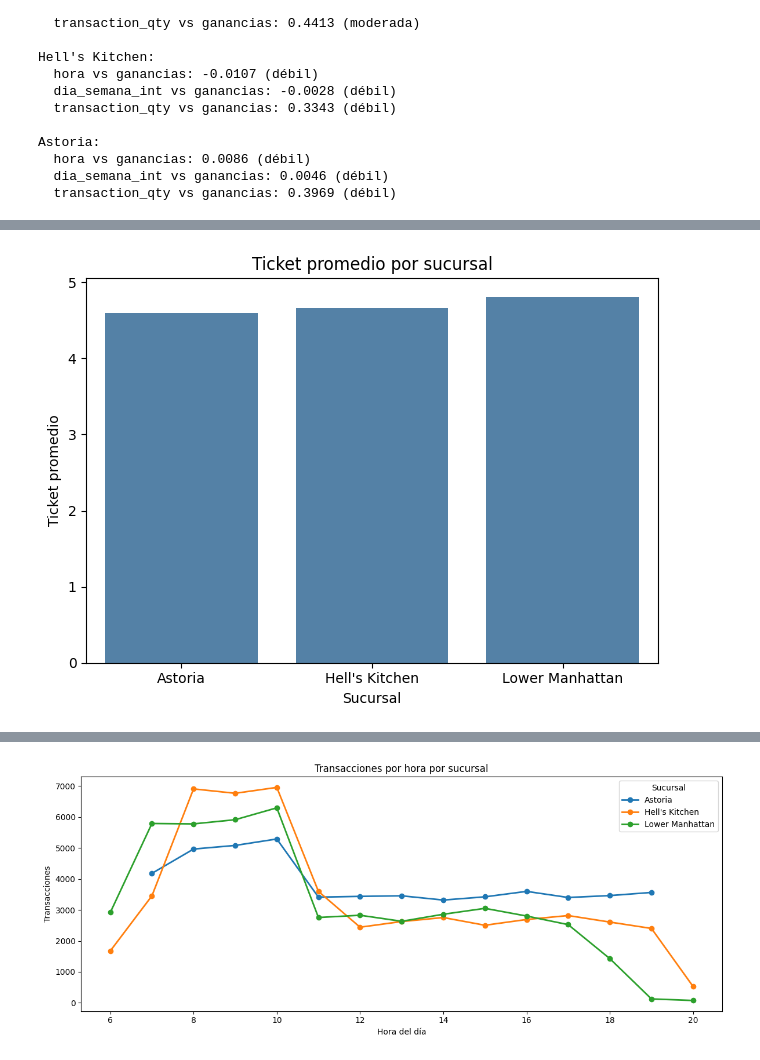
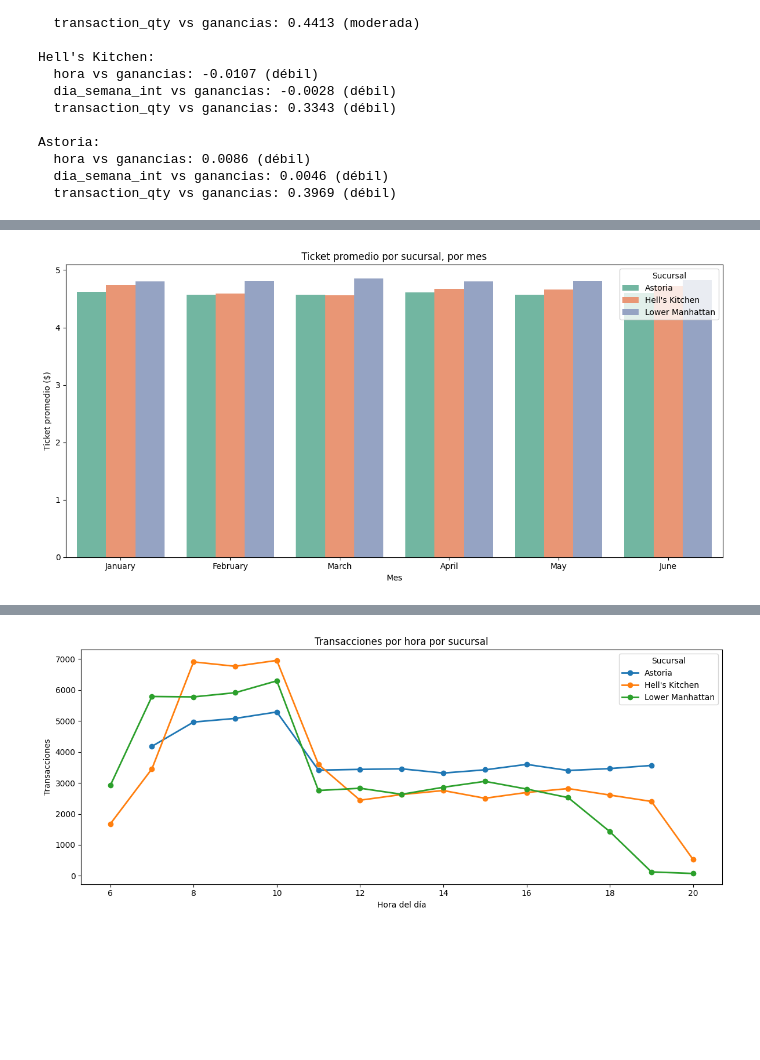
Before and after one commit to cinna-vk/Analisis-en-ventas-de-una-cafeteria, a Jupyter notebook: mineria_PIA.ipynb, the cells around one changed output, grey strips where cells are left out. Cells and saved outputs as stored; diff of their text form; code cells hidden in the pictures; blank space fills up the shorter version.

```diff
--- a/mineria_PIA.ipynb
+++ b/mineria_PIA.ipynb
@@ -696,0 +715,8 @@ plt.show()
+# %%
+ticket_mensual = df.groupby(['mes_str', 'store_location']).agg(
+    ingresos=('total', 'sum'),
+    transacciones=('transaction_id', 'count')
+).reset_index()
+
+ticket_mensual['ticket_promedio'] = (ticket_mensual['ingresos'] / ticket_mensual['transacciones']).round(2)
+ticket_mensual
@@ -697,10 +741,15 @@ plt.show()
 # %%
-# Ticket promedio por sucursal
-sns.barplot(data=ticket_suc, x='store_location', y='ticket_promedio', color='steelblue')
-plt.title('Ticket promedio por sucursal')
-plt.xlabel('Sucursal')
-plt.ylabel('Ticket promedio')
+
+plt.figure(figsize=(12, 6))
+sns.barplot(data=ticket_mensual, x='mes_str', y='ticket_promedio', hue='store_location',
+            palette='Set2',
+            order=['January', 'February', 'March', 'April', 'May', 'June'])
+
+plt.title('Ticket promedio por sucursal, por mes')
+plt.xlabel('Mes')
+plt.ylabel('Ticket promedio ($)')
+plt.legend(title='Sucursal')
 plt.tight_layout()
 plt.show()
 # %% [output]
-[figure, old version]
+[figure, new version]
```
Also changed, not shown: parts of 17 cells of this notebook.
